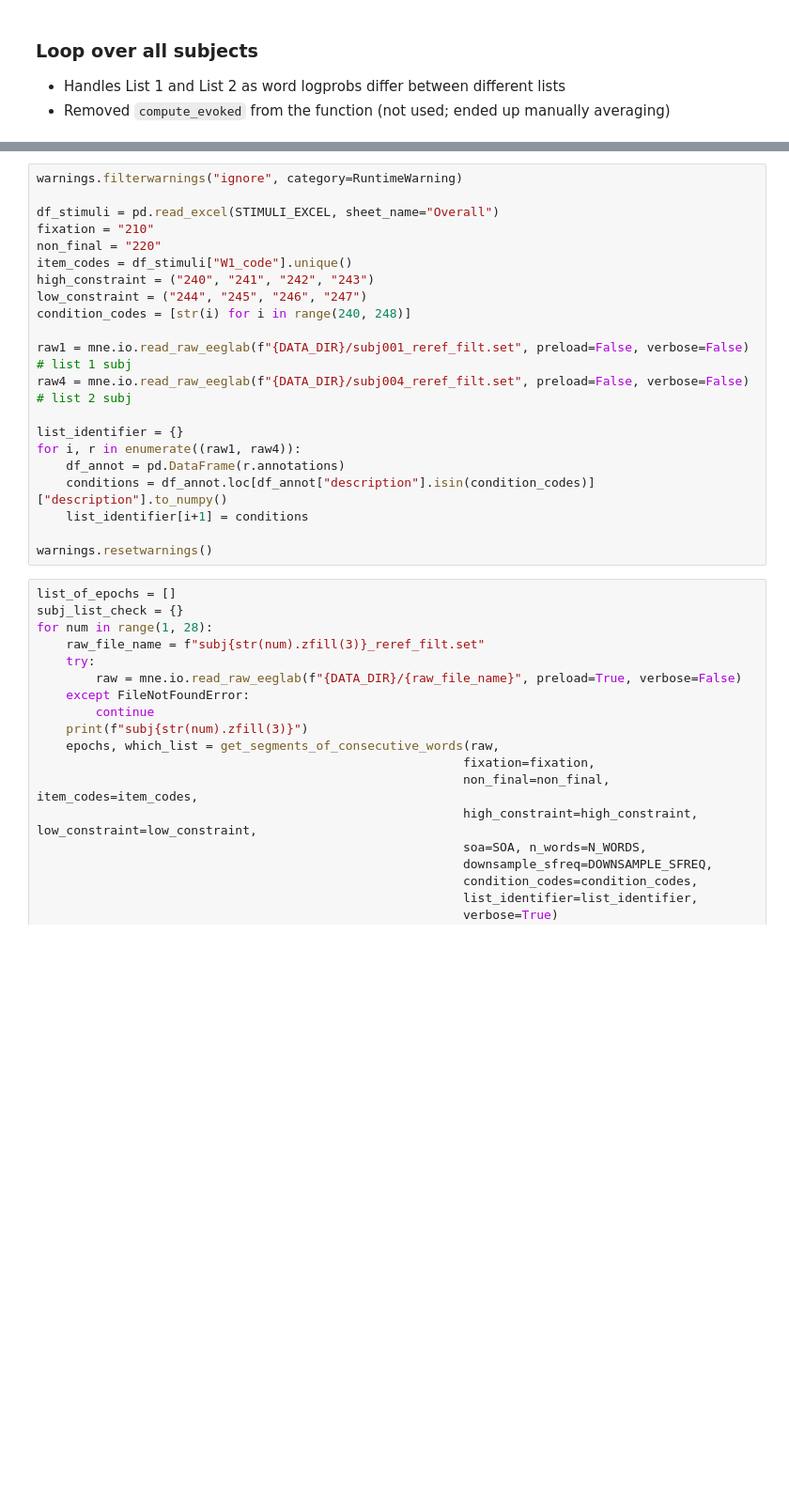
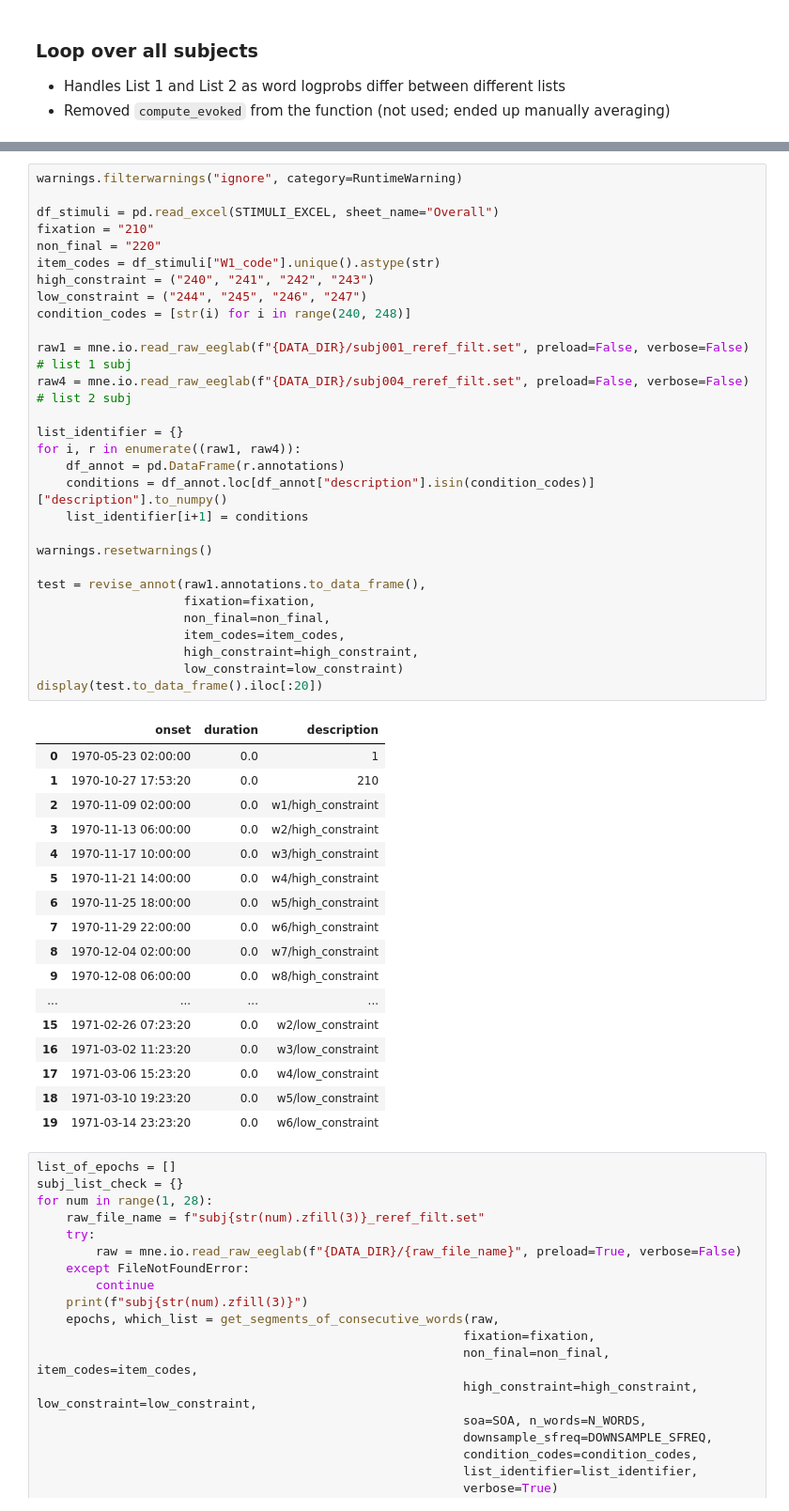
Before and after one commit to amandalin047/regression-based_ERP, a Jupyter notebook: deconvolution/deconv_v2.ipynb, the cells around one changed output, grey strips where cells are left out. Shown at 94% size. Saved outputs shown, nothing was run; the diff lists cells and outputs as text; blank space fills up the shorter version.

```diff
--- a/deconvolution/deconv_v2.ipynb
+++ b/deconvolution/deconv_v2.ipynb
@@ -555,24 +559,50 @@ def get_segments_of_consecutive_words(raw: mne.io.Raw, *,
 # %%
 warnings.filterwarnings("ignore", category=RuntimeWarning)
 
 df_stimuli = pd.read_excel(STIMULI_EXCEL, sheet_name="Overall")
 fixation = "210"
 non_final = "220"
-item_codes = df_stimuli["W1_code"].unique()
+item_codes = df_stimuli["W1_code"].unique().astype(str)
 high_constraint = ("240", "241", "242", "243")
 low_constraint = ("244", "245", "246", "247")
 condition_codes = [str(i) for i in range(240, 248)]
 
 raw1 = mne.io.read_raw_eeglab(f"{DATA_DIR}/subj001_reref_filt.set", preload=False, verbose=False)  # list 1 subj
 raw4 = mne.io.read_raw_eeglab(f"{DATA_DIR}/subj004_reref_filt.set", preload=False, verbose=False)  # list 2 subj
 
 list_identifier = {}
 for i, r in enumerate((raw1, raw4)):
     df_annot = pd.DataFrame(r.annotations)
     conditions = df_annot.loc[df_annot["description"].isin(condition_codes)]["description"].to_numpy()
     list_identifier[i+1] = conditions
 
 warnings.resetwarnings()
+
+test = revise_annot(raw1.annotations.to_data_frame(),
+                    fixation=fixation,
+                    non_final=non_final,
+                    item_codes=item_codes,
+                    high_constraint=high_constraint,
+                    low_constraint=low_constraint)
+display(test.to_data_frame().iloc[:20])
+# %% [output]
+|  | onset | duration | description |
+| 0 | 1970-05-23 02:00:00 | 0.0 | 1 |
+| 1 | 1970-10-27 17:53:20 | 0.0 | 210 |
+| 2 | 1970-11-09 02:00:00 | 0.0 | w1/high_constraint |
+| 3 | 1970-11-13 06:00:00 | 0.0 | w2/high_constraint |
+| 4 | 1970-11-17 10:00:00 | 0.0 | w3/high_constraint |
+| 5 | 1970-11-21 14:00:00 | 0.0 | w4/high_constraint |
+| 6 | 1970-11-25 18:00:00 | 0.0 | w5/high_constraint |
+| 7 | 1970-11-29 22:00:00 | 0.0 | w6/high_constraint |
+| 8 | 1970-12-04 02:00:00 | 0.0 | w7/high_constraint |
+| 9 | 1970-12-08 06:00:00 | 0.0 | w8/high_constraint |
+| ... | ... | ... | ... |
+| 15 | 1971-02-26 07:23:20 | 0.0 | w2/low_constraint |
+| 16 | 1971-03-02 11:23:20 | 0.0 | w3/low_constraint |
+| 17 | 1971-03-06 15:23:20 | 0.0 | w4/low_constraint |
+| 18 | 1971-03-10 19:23:20 | 0.0 | w5/low_constraint |
+| 19 | 1971-03-14 23:23:20 | 0.0 | w6/low_constraint |
 # %%
 list_of_epochs = []
 subj_list_check = {}
```
Also changed, not shown: parts of 5 cells of this notebook.
